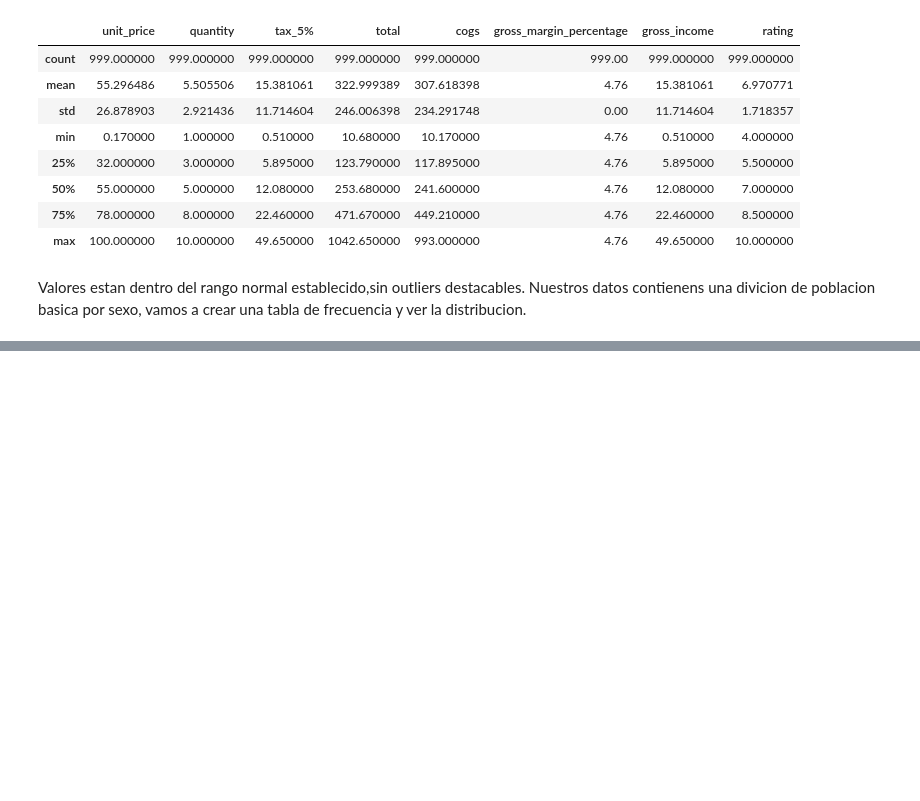
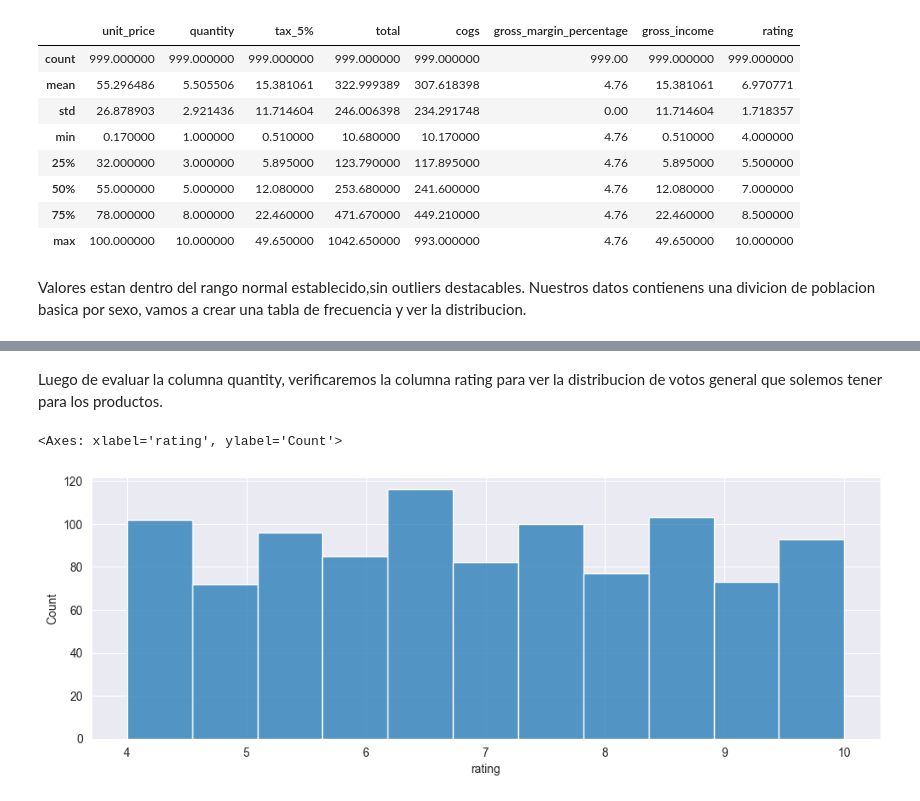
Before and after one commit to 4J-Consulting/FreshMarket-project, a Jupyter notebook: Exploracion/fresh_market_EDA.ipynb, the cells around one changed output, grey strips where cells are left out. Drawn from its saved outputs; the diff is of its cells as text; code cells hidden in the pictures; blank space fills up the shorter version.

```diff
--- a/Exploracion/fresh_market_EDA.ipynb
+++ b/Exploracion/fresh_market_EDA.ipynb
@@ -60,0 +72,8 @@ fresh
+# %% [markdown]
+Luego de evaluar la columna quantity, verificaremos la columna rating para ver la distribucion de votos general que solemos tener para los productos.
+# %%
+plt.figure(figsize=(12,4))
+sns.histplot(data=fresh, x= fresh['rating'])
+# %% [output]
+<Axes: xlabel='rating', ylabel='Count'>
+[figure, added]
```
Also changed, not shown: parts of 8 cells of this notebook.
